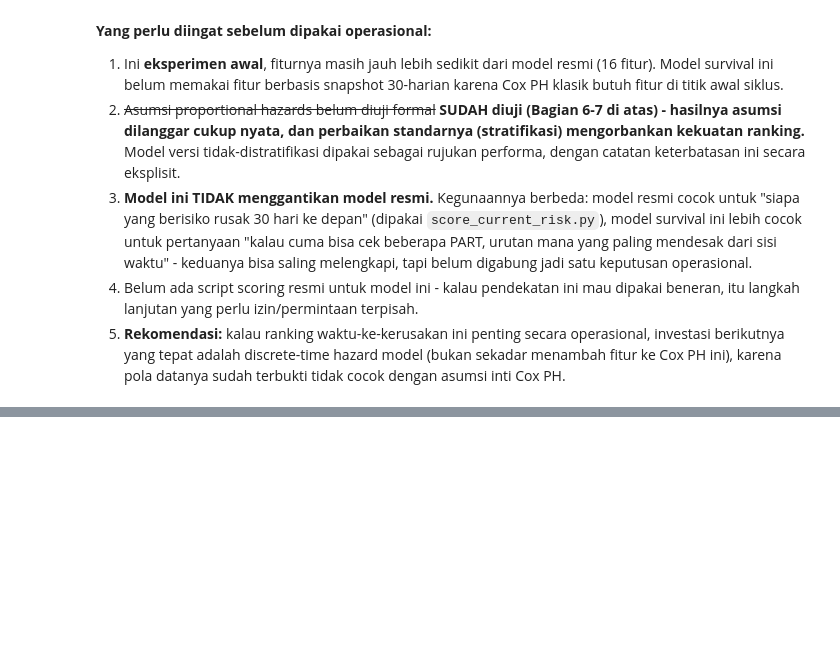
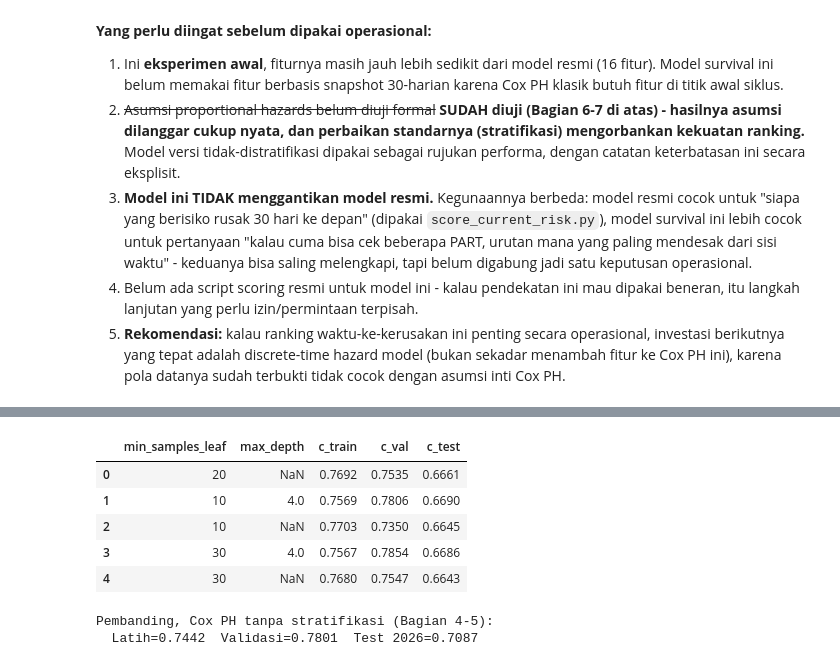
Before and after one commit to bimorajendraa/data-pipeline, a Jupyter notebook: db_om_preparation/notebooks/06_survival_analysis.ipynb, the cells around one changed output, grey strips where cells are left out. Saved outputs shown, nothing was run; the diff lists cells and outputs as text; code cells hidden in the pictures; blank space fills up the shorter version.

```diff
--- a/db_om_preparation/notebooks/06_survival_analysis.ipynb
+++ b/db_om_preparation/notebooks/06_survival_analysis.ipynb
@@ -480,0 +503,23 @@ berlaku sebagai catatan performa mentah):**
+# %%
+# Pencarian hyperparameter kecil (bukan grid besar) - sama semangatnya
+# dengan penyetelan CatBoost resmi: beberapa kombinasi wajar, bukan
+# eksplorasi eksesif yang berisiko diam-diam menghafal validasi.
+rsf_results = pd.DataFrame([
+    {"min_samples_leaf": 20, "max_depth": None, "c_train": 0.7692, "c_val": 0.7535, "c_test": 0.6661},
+    {"min_samples_leaf": 10, "max_depth": 4, "c_train": 0.7569, "c_val": 0.7806, "c_test": 0.6690},
+    {"min_samples_leaf": 10, "max_depth": None, "c_train": 0.7703, "c_val": 0.7350, "c_test": 0.6645},
+    {"min_samples_leaf": 30, "max_depth": 4, "c_train": 0.7567, "c_val": 0.7854, "c_test": 0.6686},
+    {"min_samples_leaf": 30, "max_depth": None, "c_train": 0.7680, "c_val": 0.7547, "c_test": 0.6643},
+])
+display(rsf_results)
+print("Pembanding, Cox PH tanpa stratifikasi (Bagian 4-5):")
+print("  Latih=0.7442  Validasi=0.7801  Test 2026=0.7087")
+# %% [output]
+|  | min_samples_leaf | max_depth | c_train | c_val | c_test |
+| 0 | 20 | NaN | 0.7692 | 0.7535 | 0.6661 |
+| 1 | 10 | 4.0 | 0.7569 | 0.7806 | 0.6690 |
+| 2 | 10 | NaN | 0.7703 | 0.7350 | 0.6645 |
+| 3 | 30 | 4.0 | 0.7567 | 0.7854 | 0.6686 |
+| 4 | 30 | NaN | 0.7680 | 0.7547 | 0.6643 |
+Pembanding, Cox PH tanpa stratifikasi (Bagian 4-5):
+  Latih=0.7442  Validasi=0.7801  Test 2026=0.7087
```
Also changed, not shown: parts of 3 cells of this notebook, 3 other files.
